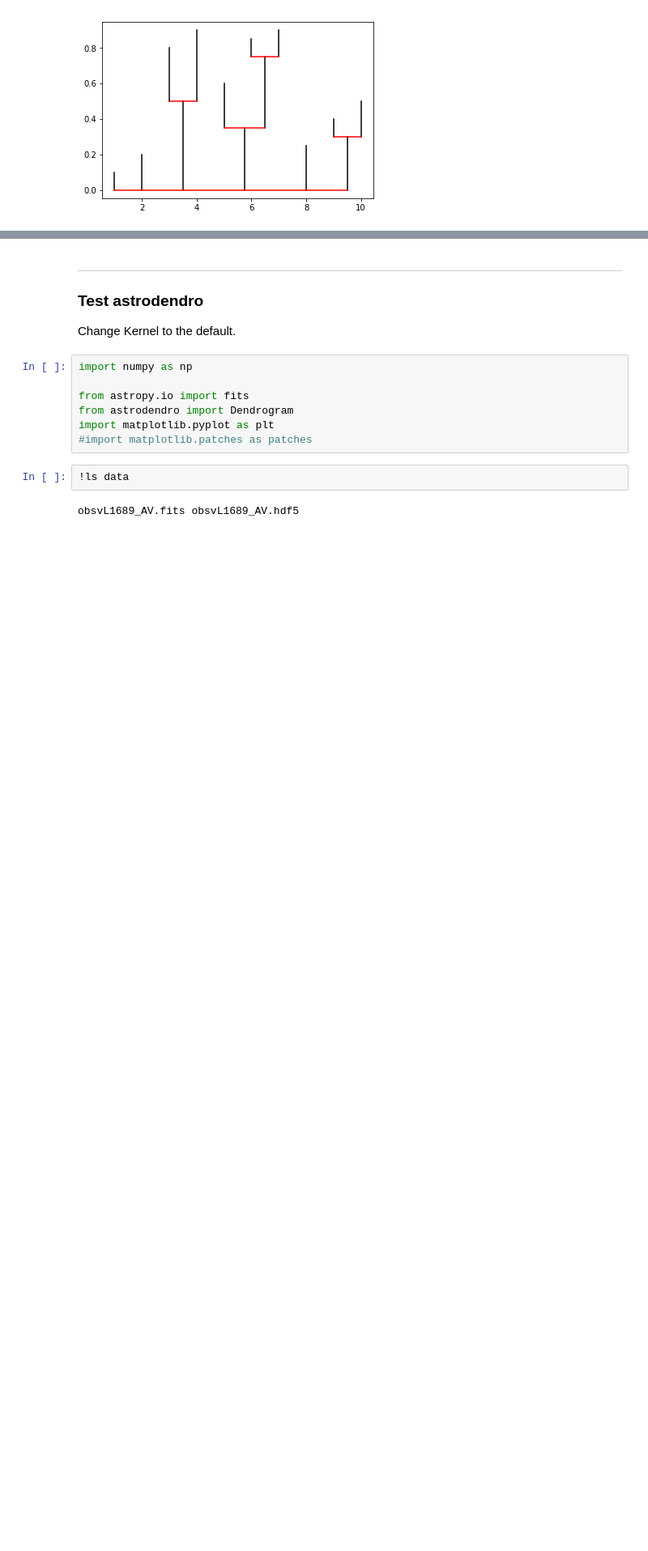
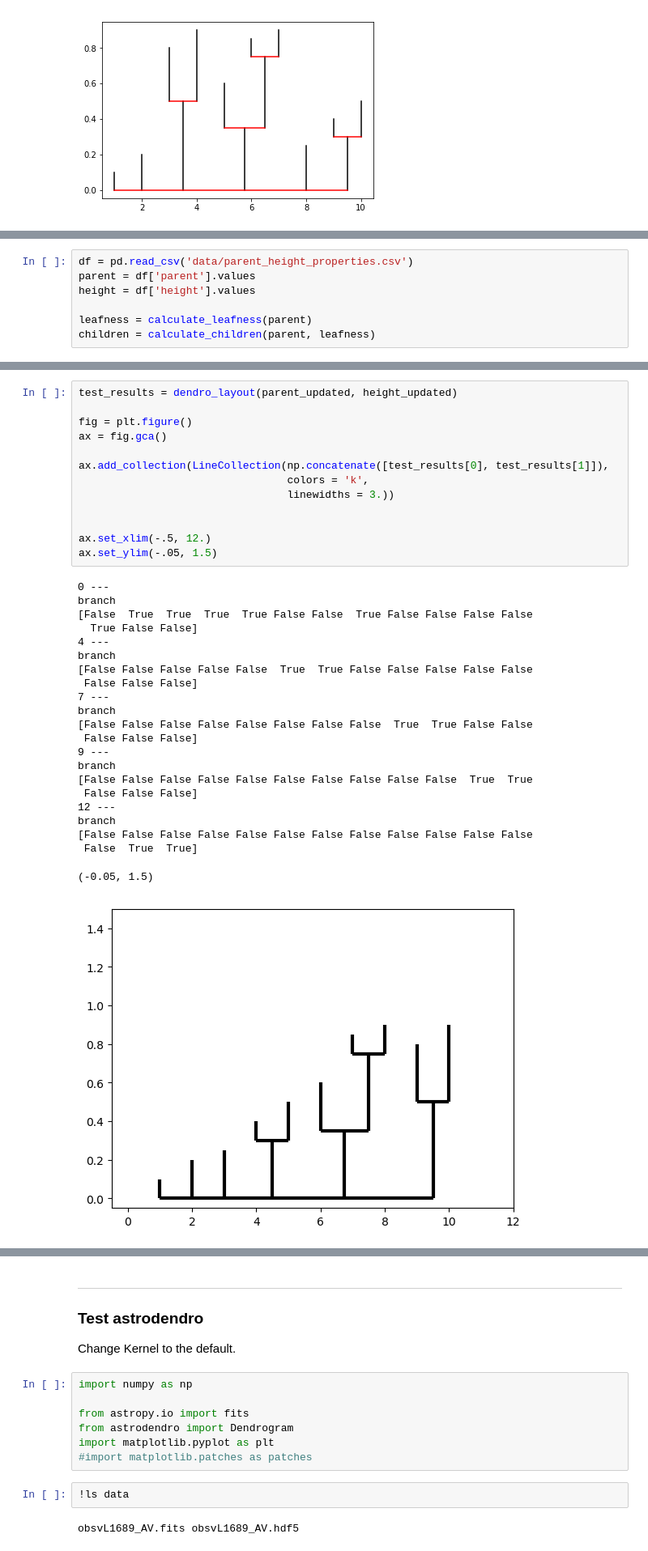
Before and after one commit to hopehhchen/glue_tree, a Jupyter notebook: test.ipynb, the cells around one changed output, grey strips where cells are left out. Shown at 81% size. Cells and saved outputs as stored; diff of their text form; blank space fills up the shorter version.

```diff
--- a/test.ipynb
+++ b/test.ipynb
@@ -310,0 +528,7 @@ for pix in np.array(range(len(verts_horiz))):
+# %%
+df = pd.read_csv('data/parent_height_properties.csv')
+parent = df['parent'].values
+height = df['height'].values
+
+leafness = calculate_leafness(parent)
+children = calculate_children(parent, leafness)
@@ -310,0 +777,36 @@ for pix in np.array(range(len(verts_horiz))):
+# %%
+test_results = dendro_layout(parent_updated, height_updated)
+
+fig = plt.figure()
+ax = fig.gca()
+
+ax.add_collection(LineCollection(np.concatenate([test_results[0], test_results[1]]),
+                                 colors = 'k',
+                                 linewidths = 3.))
+
+
+ax.set_xlim(-.5, 12.)
+ax.set_ylim(-.05, 1.5)
+# %% [output]
+0 ---
+branch
+[False  True  True  True  True False False  True False False False False
+  True False False]
+4 ---
+branch
+[False False False False False  True  True False False False False False
+ False False False]
+7 ---
+branch
+[False False False False False False False False  True  True False False
+ False False False]
+9 ---
+branch
+[False False False False False False False False False False  True  True
+ False False False]
+12 ---
+branch
+[False False False False False False False False False False False False
+ False  True  True]
+(-0.05, 1.5)
+[figure, added]
```
Also changed, not shown: parts of 40 cells of this notebook, 2 other files.
